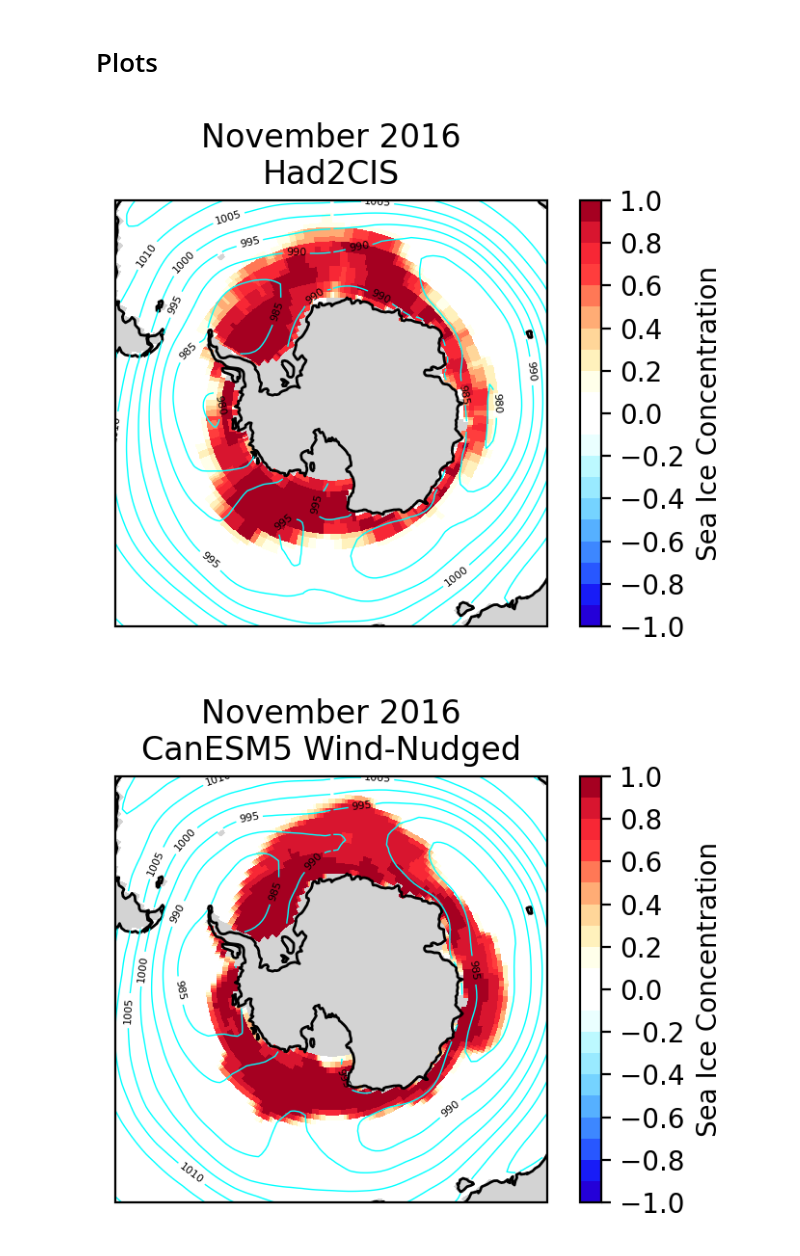
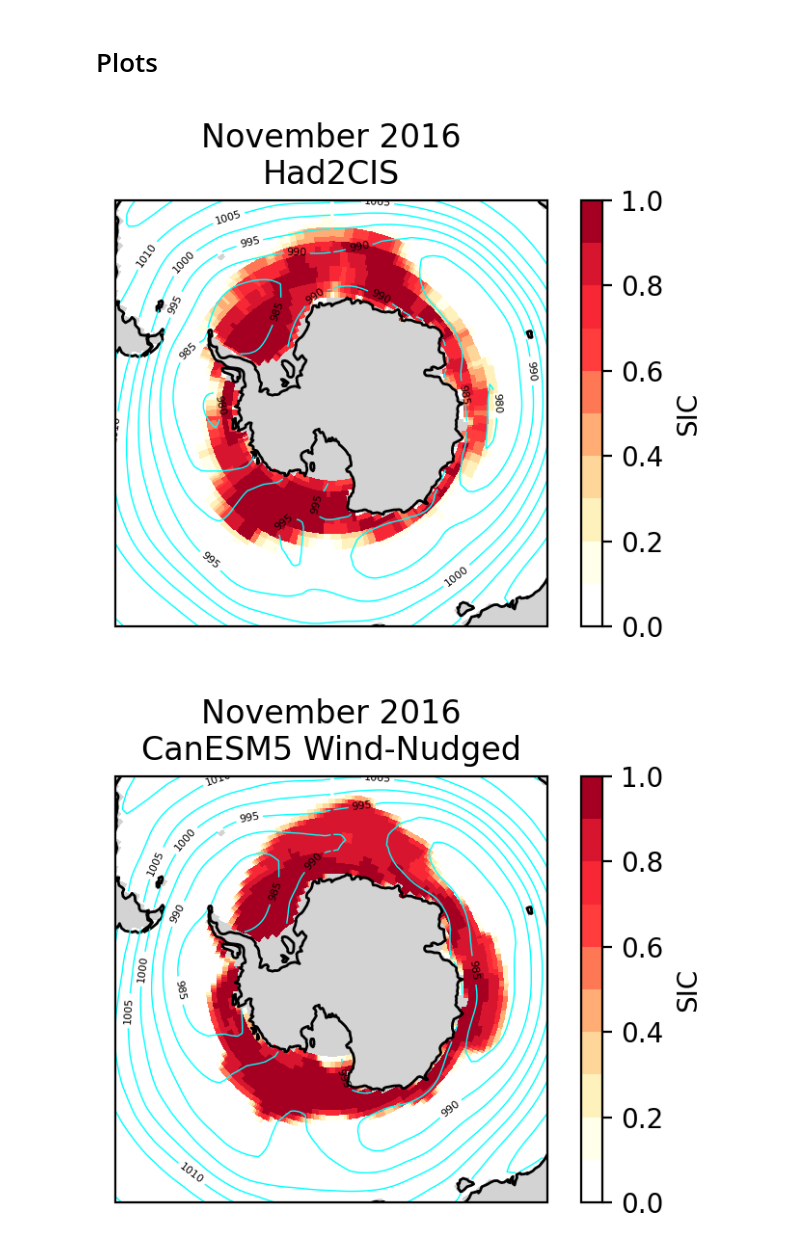
Before and after one commit to bobby-payne/icepack, a Jupyter notebook: Spatial Plots.ipynb, the cells around one changed output. Cells and saved outputs as stored; diff of their text form; code cells hidden in the pictures.

Commit message:
added w+T-nudge and fixed colorbar range for non-anomaly sic plots

```diff
--- a/Spatial Plots.ipynb
+++ b/Spatial Plots.ipynb
@@ -48,14 +49,12 @@ sic_path = "../data/model/CanESM5/nudge/winds_195001-202112/sic_1x1/siconc_SImon
 psl_path = "../data/model/CanESM5/nudge/winds_195001-202112/psl_1x1/psl_Amon_CanESM5-rsk2052-01_historical_r1i1p1f1_gn_195001-202112_1x1.nc"
 
 # open data
-sic_CanESM5 = format_time_coord(xr.open_dataset(sic_path),'1950-01','2021-12',freq='M')
-psl_CanESM5 = format_time_coord(xr.open_dataset(psl_path),'1950-01','2021-12',freq='M')
-sic_CanESM5['siconc'] *= 1e-2   # decimal to percent
-psl_CanESM5['psl'] *= 1e-2      # Convert to hectopascals
-psl_CanESM5['psl'] = psl_CanESM5['psl'].where(~np.isnan(mask.mask), other=np.nan)
+sic_CanESM5_1950 = format_time_coord(xr.open_dataset(sic_path),'1950-01','2021-12',freq='M')
+psl_CanESM5_1950 = format_time_coord(xr.open_dataset(psl_path),'1950-01','2021-12',freq='M')
+sic_CanESM5_1950['siconc'] *= 1e-2   # decimal to percent
+psl_CanESM5_1950['psl'] *= 1e-2      # Convert to hectopascals
+psl_CanESM5_1950['psl'] = psl_CanESM5_1950['psl'].where(~np.isnan(mask.mask), other=np.nan)
 
 # calculate anomalies
-method = 'mean'
-daterange = (1889,3019)
-sic_anom_CanESM5 = remove_trend(sic_CanESM5,'siconc',method=method,ref_period=daterange)
-psl_anom_CanESM5 = remove_trend(psl_CanESM5,'psl',method=method,ref_period=daterange)
+sic_anom_CanESM5_1950 = remove_trend(sic_CanESM5_1950,'siconc',method=method,ref_period=daterange)
+psl_anom_CanESM5_1950 = remove_trend(psl_CanESM5_1950,'psl',method=method,ref_period=daterange)
@@ -113,9 +126,16 @@ def _add_gridlines (ax,lons=[-90,0,90,180]):
     gl.xlabel_style = {'color': 'red', 'weight': 'bold'}
 
 
-def fieldplot (sicdata, psldata, psllevels=np.arange(950, 1200, 5),ccol='cyan',month=11,year=2016,title=None,regions=False):
+def fieldplot (sicdata, psldata, psllevels=np.arange(950, 1200, 5),anom=True,ccol='cyan',month=11,year=2016,title=None,regions=False):
 
-    cmap = colors.ListedColormap(loadmat('./cmaps/cmap_jet3.mat')['cmap'], name='jet3')
+    if anom:
+        cmap = colors.ListedColormap(loadmat('./cmaps/cmap_jet3.mat')['cmap'], name='jet3')
+        vmin,vmax = [-1,1]
+        cbarlabel = "SIC Anomaly"
+    else:
+        cmap = colors.ListedColormap(loadmat('./cmaps/cmap_jet3_pos.mat')['cmap'], name='jet3')
+        vmin,vmax = [0,1]
+        cbarlabel = "SIC"
     cmap.set_bad(color='lightgrey', alpha=1)  # Specify the color for NaN values
 
     # plot parameters/design
@@ -133,13 +153,12 @@ def fieldplot (sicdata, psldata, psllevels=np.arange(950, 1200, 5),ccol='cyan',m
     sic[sicname] = sic[sicname][list(sic[sicname].dims).index('time')]
     psl['psl'] = psl['psl'][list(psl.dims).index('time')]
 
-
     # plot
     fig, ax = plt.subplots(ncols=1,nrows=1,figsize=(4,3),facecolor='white',dpi=200,subplot_kw={'projection':projection})
     ax.set_extent(domain,transform)
     if regions:
         _add_gridlines(ax,[20,90,160,-130,-60])
-    sicplot = sic[sicname].plot(ax=ax,transform=transform,cmap=cmap,vmin=-1,vmax=1,cbar_kwargs={"label":"Sea Ice Concentration","ticks":np.arange(-1,1.2,.2)})
+    sicplot = sic[sicname].plot(ax=ax,transform=transform,cmap=cmap,vmin=vmin,vmax=vmax,cbar_kwargs={"label":cbarlabel,"ticks":np.arange(-1,1.2,.2)})
     pslplot = psl['psl'].plot.contour(ax=ax,transform=transform,colors=ccol,levels=psllevels,linewidths=.5)
     plt.clabel(pslplot, inline=True, fontsize=4,colors='black')
     ax.coastlines()
@@ -154,13 +173,13 @@ month = 11
 year = 2016
 title = f"{monthdict[month]} {year}"
 # %%
-fieldplot(sic_Had2CIS,psl_ERA5,month=month,year=year,title=title+"\nHad2CIS")
+fieldplot(sic_Had2CIS,psl_ERA5,month=month,year=year,title=title+"\nHad2CIS",anom=False)
 # %% [output]
-[figure, old version]
+[figure, new version]
 # %%
-fieldplot(sic_CanESM5,psl_CanESM5,month=month,year=year,title=title+"\nCanESM5 Wind-Nudged")
+fieldplot(sic_CanESM5_1950,psl_CanESM5_1950,month=month,year=year,title=title+"\nCanESM5 Wind-Nudged",anom=False)
 # %% [output]
-[figure, old version]
+[figure, new version]
 # %%
 fieldplot(sic_anom_CanESM5_init[0],psl_ERA5,month=month,year=year,title=title+"\nCanESM5 Lead 0")
 # %% [output]
```
Also changed, not shown: parts of 8 cells of this notebook.
